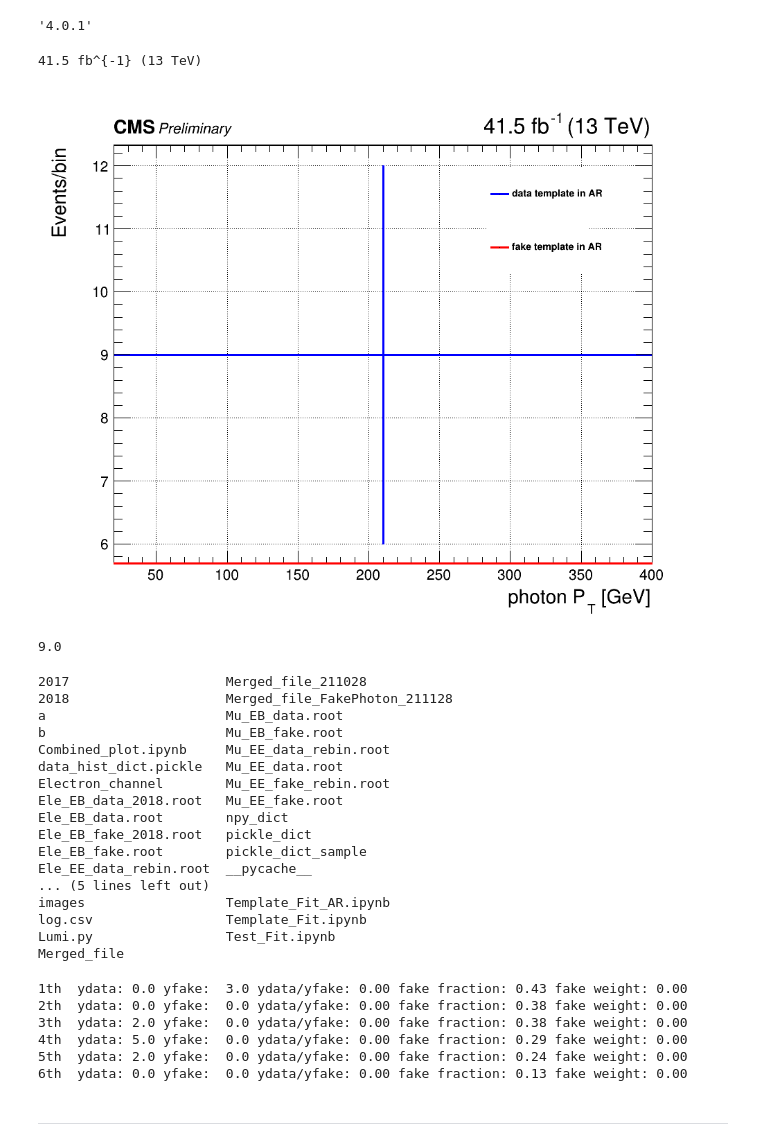
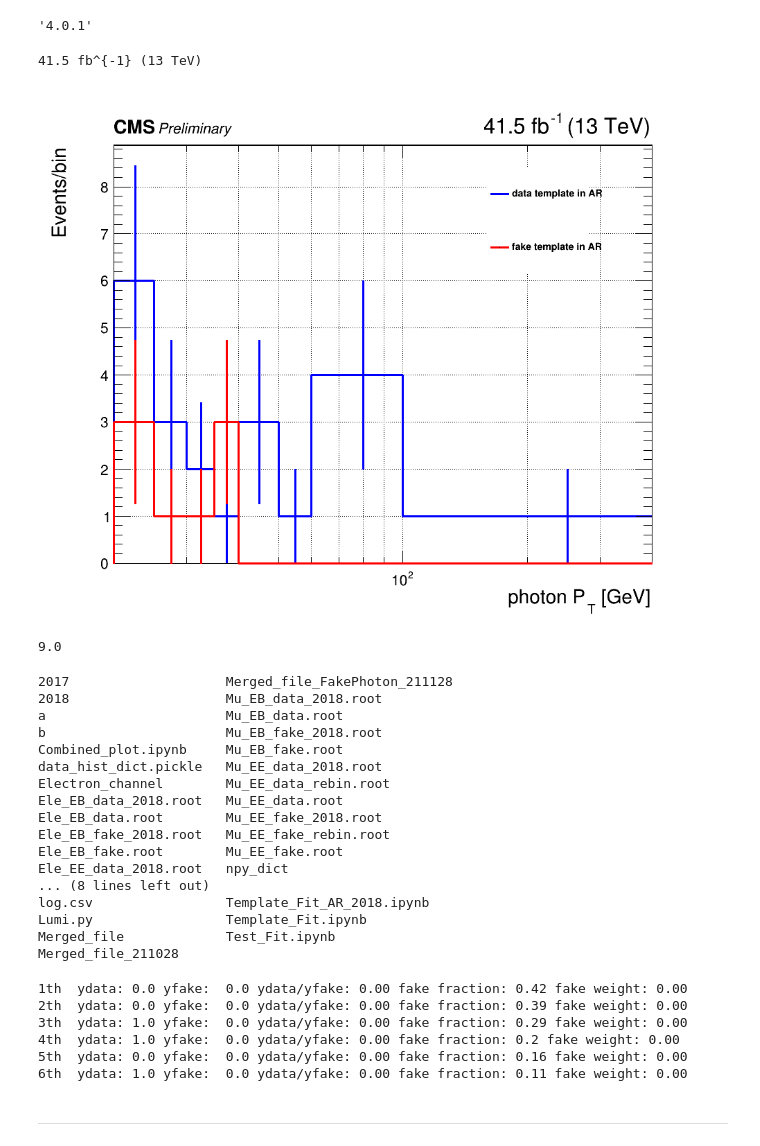
Before and after one commit to JW-corp/WZG, a Jupyter notebook: NanoAOD/visualize/Template_Fit_AR_2017.ipynb, the cells around one changed output. Cells and saved outputs as stored; diff of their text form; code cells hidden in the pictures.

```diff
--- a/NanoAOD/visualize/Template_Fit_AR_2017.ipynb
+++ b/NanoAOD/visualize/Template_Fit_AR_2017.ipynb
@@ -300,11 +323,11 @@ from array import array
 
 # Origin
 xbins_EB = [20,25,30,35,40,50,60,100,400]
-#xbins_EE = [20,25,30,40,50,60,400]
+xbins_EE = [20,25,30,40,50,60,400]
 
 # Tunning
 #xbins_EB = [20,35,400]
-xbins_EE = [20,400]
+#xbins_EE = [20,400]
 
 
 nbins_EB= len(xbins_EB) - 1
@@ -316,8 +339,8 @@ nbins_EE= len(xbins_EE) - 1
 #isbarrel = 1 # barrel
 isbarrel = 0 # endcap
 
-#channel  = "Electron"
-channel  = "Muon"
+channel  = "Electron"
+#channel  = "Muon"
 
 if isbarrel == 1:
     xbins = xbins_EB
@@ -351,69 +374,69 @@ hist_data.GetYaxis().SetTitle("Events/bin")
 hist_data.SetMarkerStyle(0)
 hist_data.SetLineColor(4)
 hist_data.SetLineWidth(3)
 hist_data.Draw("HIST e")
 
 
 
 hist_datafake.SetMarkerStyle(0)
 hist_datafake.SetLineColor(2)
 hist_datafake.SetLineWidth(3)
 hist_datafake.Draw("HIST SAME e")
 
 legend = ROOT.TLegend(0.65, 0.65, 0.80, 0.85)
 legend.SetBorderSize(0)
 legend.SetFillColor(0)
 legend.SetTextSize(0.020)
 legend.SetLineWidth(1)
 legend.SetLineStyle(0)
 legend.AddEntry(hist_data,'data template in AR')
 legend.AddEntry(hist_datafake,'fake template in AR')
 legend.Draw("SAME")
 
 
 
 
-#ROOT.gPad.SetLogx()
+ROOT.gPad.SetLogx()
 ROOT.gPad.SetGrid()
 
 CMS_lumi(c1,0,0)
 # %% [output]
 41.5 fb^{-1} (13 TeV)
-[figure, old version]
+[figure, new version]
 # %%
 hist_data.GetBinContent(1)
 # %% [output]
 9.0
 # %%
-file1 = ROOT.TFile("Mu_EE_data_rebin.root","recreate")
+file1 = ROOT.TFile("Mu_EB_data.root","recreate")
 file1.cd()
 hist_data.Write()
 file1.Close()
 
-file2 = ROOT.TFile("Mu_EE_fake_rebin.root","recreate")
+file2 = ROOT.TFile("Mu_EB_fake.root","recreate")
 file2.cd()
 hist_datafake.Write()
 file2.Close()
 
 !ls
 # %% [output]
-2017                    Merged_file_211028
-2018                    Merged_file_FakePhoton_211128
+2017                    Merged_file_FakePhoton_211128
+2018                    Mu_EB_data_2018.root
 a                       Mu_EB_data.root
-b                       Mu_EB_fake.root
-Combined_plot.ipynb     Mu_EE_data_rebin.root
-data_hist_dict.pickle   Mu_EE_data.root
-Electron_channel        Mu_EE_fake_rebin.root
-Ele_EB_data_2018.root   Mu_EE_fake.root
-Ele_EB_data.root        npy_dict
-Ele_EB_fake_2018.root   pickle_dict
-Ele_EB_fake.root        pickle_dict_sample
-Ele_EE_data_rebin.root  __pycache__
-... (5 lines left out)
-images                  Template_Fit_AR.ipynb
-log.csv                 Template_Fit.ipynb
-Lumi.py                 Test_Fit.ipynb
-Merged_file
+b                       Mu_EB_fake_2018.root
+Combined_plot.ipynb     Mu_EB_fake.root
+data_hist_dict.pickle   Mu_EE_data_2018.root
+Electron_channel        Mu_EE_data_rebin.root
+Ele_EB_data_2018.root   Mu_EE_data.root
+Ele_EB_data.root        Mu_EE_fake_2018.root
+Ele_EB_fake_2018.root   Mu_EE_fake_rebin.root
+Ele_EB_fake.root        Mu_EE_fake.root
+Ele_EE_data_2018.root   npy_dict
+... (8 lines left out)
+log.csv                 Template_Fit_AR_2018.ipynb
+Lumi.py                 Template_Fit.ipynb
+Merged_file             Test_Fit.ipynb
+Merged_file_211028
 # %%
 fake_fraction_ele = {"Barrel":[0.5,0.42,0.31,0.28,0.23,0.15,0.11,0.04],
                     "Endcap":[0.42,0.39,0.29,0.2,0.16,0.11]}
@@ -429,9 +452,9 @@ for i in range(1,hist_data.GetNbinsX()+1):
     j = i-1
 
     if isbarrel == 1:
-        fake_fraction = fake_fraction_mu['Barrel'][j]
+        fake_fraction = fake_fraction_ele['Barrel'][j]
     elif isbarrel ==0:
-        fake_fraction = fake_fraction_mu['Endcap'][j]
+        fake_fraction = fake_fraction_ele['Endcap'][j]
 
 
     if (ydata == 0) or (yfake == 0):
@@ -442,12 +465,12 @@ for i in range(1,hist_data.GetNbinsX()+1):
     fake_weight = ratio * fake_fraction
     print("{0}th  ydata: {1} yfake:  {2} ydata/yfake: {3:.2f} fake fraction: {4} fake weight: {5:.2f}".format(i,ydata,yfake,ratio,fake_fraction,fake_weight))
 # %% [output]
-1th  ydata: 0.0 yfake:  3.0 ydata/yfake: 0.00 fake fraction: 0.43 fake weight: 0.00
-2th  ydata: 0.0 yfake:  0.0 ydata/yfake: 0.00 fake fraction: 0.38 fake weight: 0.00
-3th  ydata: 2.0 yfake:  0.0 ydata/yfake: 0.00 fake fraction: 0.38 fake weight: 0.00
-4th  ydata: 5.0 yfake:  0.0 ydata/yfake: 0.00 fake fraction: 0.29 fake weight: 0.00
-5th  ydata: 2.0 yfake:  0.0 ydata/yfake: 0.00 fake fraction: 0.24 fake weight: 0.00
-6th  ydata: 0.0 yfake:  0.0 ydata/yfake: 0.00 fake fraction: 0.13 fake weight: 0.00
+1th  ydata: 0.0 yfake:  0.0 ydata/yfake: 0.00 fake fraction: 0.42 fake weight: 0.00
+2th  ydata: 0.0 yfake:  0.0 ydata/yfake: 0.00 fake fraction: 0.39 fake weight: 0.00
+3th  ydata: 1.0 yfake:  0.0 ydata/yfake: 0.00 fake fraction: 0.29 fake weight: 0.00
+4th  ydata: 1.0 yfake:  0.0 ydata/yfake: 0.00 fake fraction: 0.2 fake weight: 0.00
+5th  ydata: 0.0 yfake:  0.0 ydata/yfake: 0.00 fake fraction: 0.16 fake weight: 0.00
+6th  ydata: 1.0 yfake:  0.0 ydata/yfake: 0.00 fake fraction: 0.11 fake weight: 0.00
 # %% [markdown]
 ---
 # %% [markdown]
```
Also changed, not shown: parts of 2 cells of this notebook.
